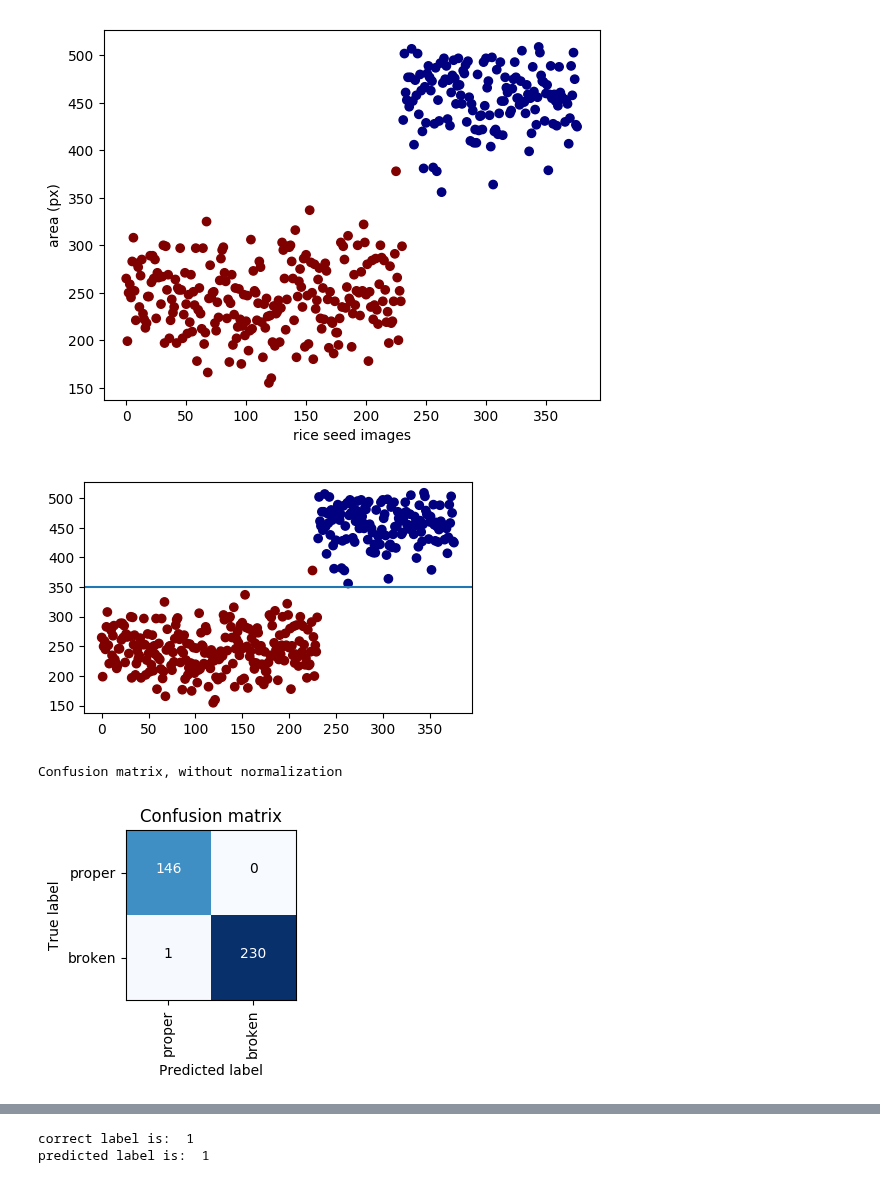
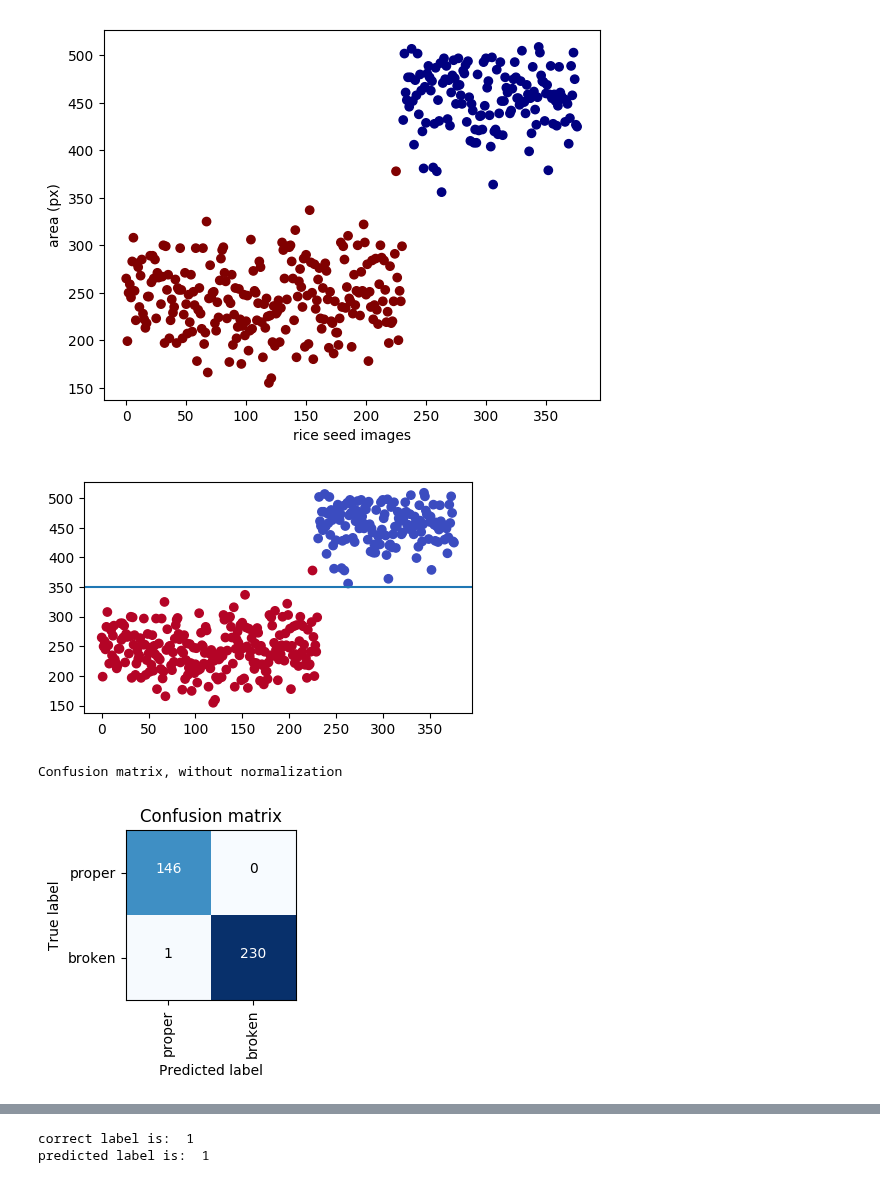
Before and after one commit to totti0223/deep_learning_for_biologists_with_keras, a Jupyter notebook: notebooks/rice_seed_classification.ipynb, the cells around one changed output, grey strips where cells are left out. Drawn from its saved outputs; the diff is of its cells as text; code cells hidden in the pictures.

```diff
--- a/notebooks/rice_seed_classification.ipynb
+++ b/notebooks/rice_seed_classification.ipynb
@@ -229,32 +229,32 @@ plt.show()
 # %%
 #define an area threshold that can seperate the two classes
 area_threshold = 350
 
 #categorize whether the image is proper seed or broken seed according to the area_threshold value
 train_y_pred = []
 for area in X_train_area:
     if area > area_threshold:
         train_y_pred.append(0)
     else:
         train_y_pred.append(1)
 
 
 #plot scatter with threshold line
 plt.figure(figsize=(5,3))
-plt.scatter(range(len(X_train_area)),X_train_area,c=y_train,cmap="jet")
+plt.scatter(range(len(X_train_area)),X_train_area,c=y_train,cmap=plt.cm.coolwarm)
 plt.axhline(y=area_threshold)
 #plt.plot([100,0],[100,350],'k-',lw=2)
 plt.show()
 
 #calculate confusion matrix
 cnf = confusion_matrix(y_train, train_y_pred)
 
 #confusion matrix in figure
 plt.figure(figsize=(3,3))
 plot_confusion_matrix(cnf, classes=["proper","broken"])
 plt.show()
 # %% [output]
-[figure, old version]
+[figure, new version]
 Confusion matrix, without normalization
 [figure]
 # %%
```
Also changed, not shown: parts of 18 cells of this notebook.
